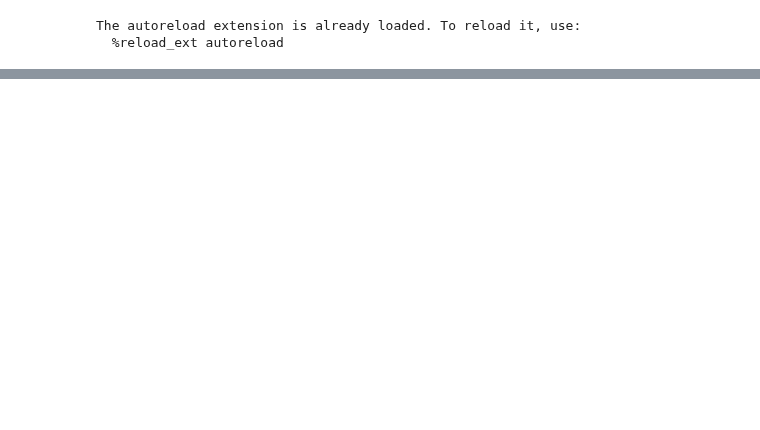
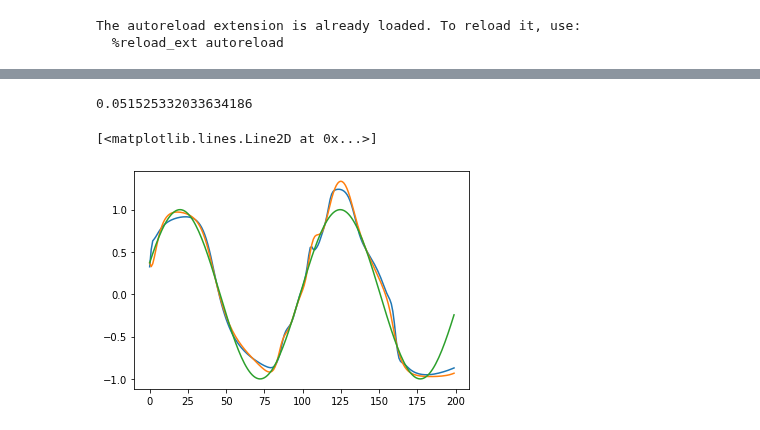
Before and after one commit to mmattb/coproc-poc, a Jupyter notebook: experiments.ipynb, the cells around one changed output, grey strips where cells are left out. Drawn from its saved outputs; the diff is of its cells as text; code cells hidden in the pictures; blank space fills up the shorter version.

```diff
--- a/experiments.ipynb
+++ b/experiments.ipynb
@@ -9,31 +9,24 @@ import torch.autograd
 from torch.optim import AdamW, SGD, Adam
 import torch.nn
 
-import blah
 import random
 import stim
 import stim_model
 import cpn_model
 
-torch.autograd.set_detect_anomaly(True)
 
 # We will recapitulate sine waves with various starting
 # frequencies. 'steps' is the trial length
 steps = 200
 batch_size = 256
+# y=target, x=phase
 target = torch.zeros((batch_size, steps, 2))
 for bidx in range(batch_size):
     offset = bidx / float(batch_size)
-    for i in range(-100, 100):
-        t = 6 * (i / 100.0) + offset
-        # Dim 1: the target value
-        target[bidx, i + 100, 0] = torch.sin(torch.tensor(t))
-
-        # Dim 2: a sort of label of the current target phase
-        if i == -100:
-            target[bidx, i + 100, 1] = torch.tensor(offset)
-        else:
-            target[bidx, i + 100, 1] = torch.tensor(0.0)
+    for i in range(steps):
+        t = torch.tensor(6 * (i / 100.0) + offset)
+        target[bidx, i, 0] = torch.sin(t)
+        target[bidx, i, 1] = t
 
 target = target[torch.randperm(target.shape[0]), :, :]
 
@@ -386,0 +349,44 @@ torch.save(ben.state_dict(), 'generalizable_ben')
+# %%
+# Check fit of current ben and cpn
+ben = recent_ben
+cpn.reset()
+ben.reset()
+
+stims = []
+pred = torch.zeros(batch_size, steps)
+all_obs = torch.zeros(batch_size, steps)
+noised = make_noised_cpn(cpn)
+s = stim.StimulusGaussianExp(1, 1, batch_size=256, pad_right_neurons=1)
+thing = [Thing(init=x.item()) for x in target[:, 0, 0].detach().numpy()]
+
+#cpn_temp = CPNNoiseyPassthrough(cpn)
+for tidx in range(steps):
+    obs = [t.observe() for t in thing]
+    new_obs = torch.tensor(obs, requires_grad=False).reshape(256,1)
+    all_obs[:, tidx:tidx+1] = new_obs
+
+    ind = target[:, tidx, 1].reshape(256,1)
+    cpn_in = torch.cat((new_obs, ind), axis=1)
+    new_stim = noised(cpn_in)
+
+    ben_in = torch.cat((new_obs, new_stim, ind), axis=1)
+    cur_pred = ben(ben_in)
+    pred[:, tidx] = cur_pred.squeeze()
+
+    s.add(new_stim)
+    n = s.get_next().detach().numpy()
+
+    obs = []
+    for bidx in range(batch_size):
+        thing[bidx].step(n[bidx, 0].item())
+
+
+loss = torch.nn.MSELoss()
+print(loss(pred, target[:, :, 0]).item())
+plt.plot(pred[-40, :].detach().numpy())
+plt.plot(all_obs[-40, :].detach().numpy())
+plt.plot(target[-40, :, 0].detach().numpy())
+# %% [output]
+0.051525332033634186
+[<matplotlib.lines.Line2D at 0x...>]
+[figure, added]
```
Also changed, not shown: parts of 13 cells of this notebook, 2 other files.
